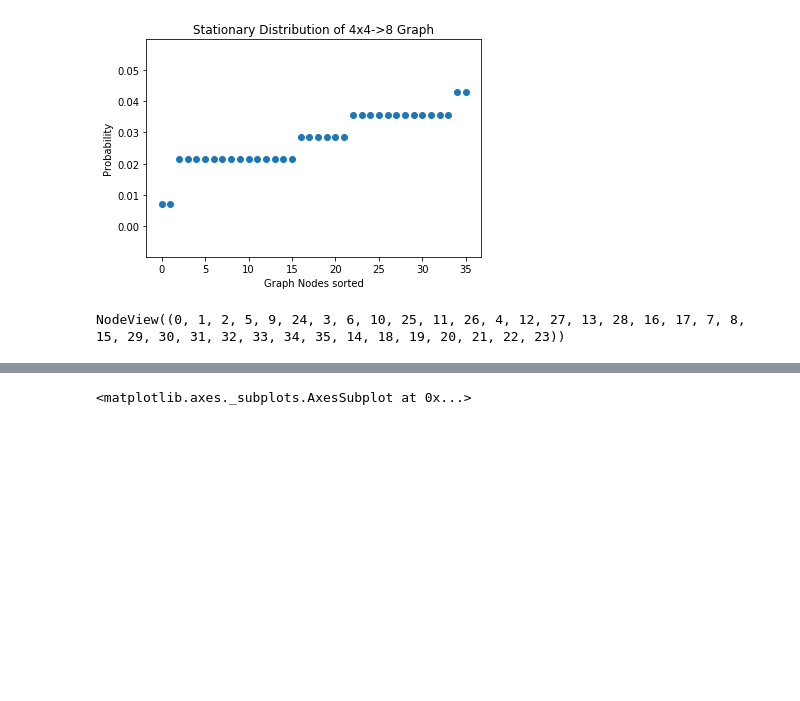
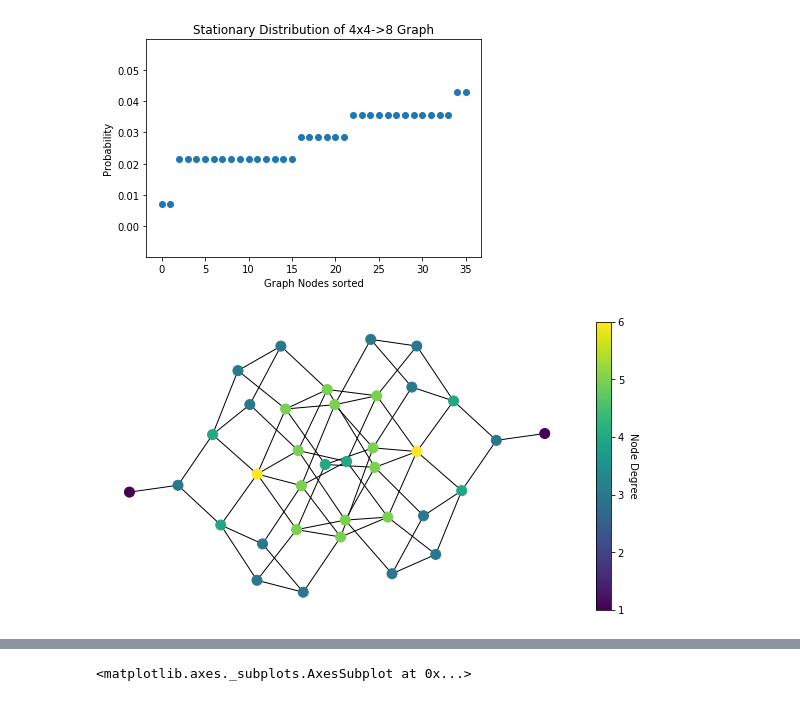
Before and after one commit to vrdi/metagraph-visualizations, a Jupyter notebook: metagraph.ipynb, the cells around one changed output, grey strips where cells are left out. Cells and saved outputs as stored; diff of their text form; code cells hidden in the pictures; blank space fills up the shorter version.

```diff
--- a/metagraph.ipynb
+++ b/metagraph.ipynb
@@ -306,7 +289,3 @@ plt.scatter(y=sorted(pi_4_4_8.flatten()), x=sorted(graph_4_4_8.nodes()))
 plt.show()
 # %% [output]
 [figure]
-# %%
-graph_4_4_8.nodes
-# %% [output]
-NodeView((0, 1, 2, 5, 9, 24, 3, 6, 10, 25, 11, 26, 4, 12, 27, 13, 28, 16, 17, 7, 8, 15, 29, 30, 31, 32, 33, 34, 35, 14, 18, 19, 20, 21, 22, 23))
@@ -312,0 +304,12 @@ NodeView((0, 1, 2, 5, 9, 24, 3, 6, 10, 25, 11, 26, 4, 12, 27, 13, 28, 16, 17, 7,
+# %%
+plt.figure(figsize=(8,4))
+nx.draw_kamada_kawai(graph_4_4_8,
+                     node_color=[nx.degree(graph_4_4_8,n) for n in graph_4_4_8.nodes()],
+                     node_size=100)
+sm = plt.cm.ScalarMappable(norm=plt.Normalize(vmin = 6,vmax=1))
+sm._A = []
+cb = plt.colorbar(sm)
+cb.ax.set_ylabel("Node Degree", rotation=-90, va="bottom")
+plt.show()
+# %% [output]
+[figure, added]
```
Also changed, not shown: parts of 21 cells of this notebook, 4 other files.
